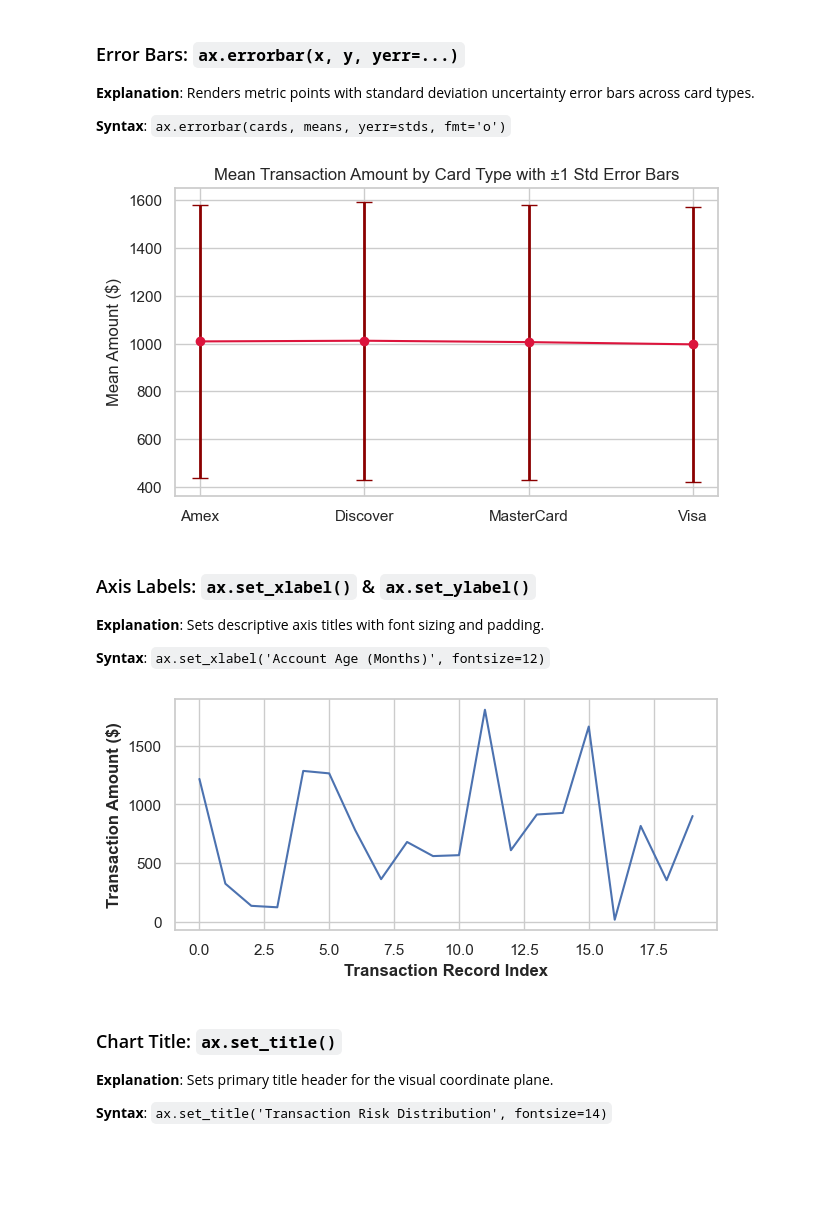
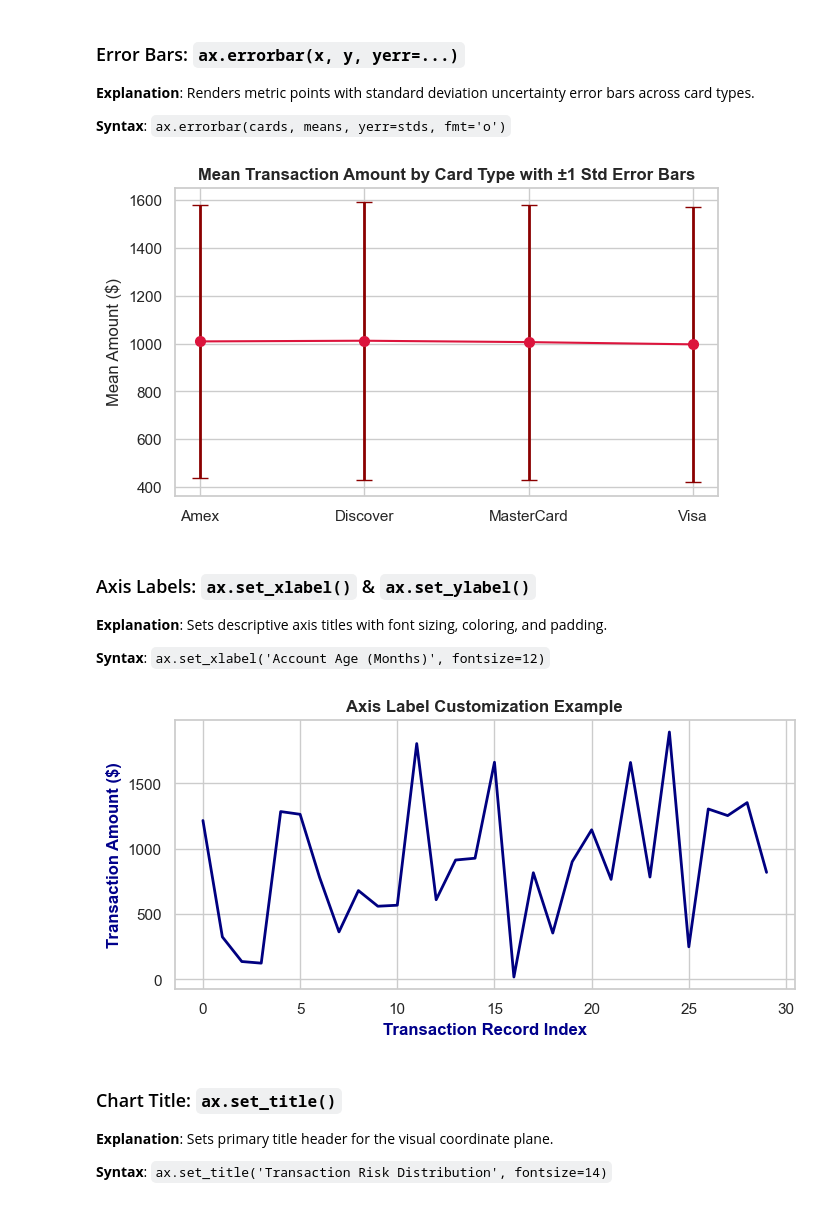
Before and after one commit to iankurbhatt/investigate-pandas, a Jupyter notebook: investigate_data_visualization/matplotlib_foundations_architecture.ipynb, the cells around one changed output. Cells and saved outputs as stored; diff of their text form; code cells hidden in the pictures; blank space fills up the shorter version.

```diff
--- a/investigate_data_visualization/matplotlib_foundations_architecture.ipynb
+++ b/investigate_data_visualization/matplotlib_foundations_architecture.ipynb
@@ -139,25 +146,26 @@ plt.show()
 # %%
 card_stats = df.groupby('card_type')['transaction_amount'].agg(['mean', 'std'])
 fig, ax = plt.subplots(figsize=(7, 4))
-ax.errorbar(card_stats.index, card_stats['mean'], yerr=card_stats['std'], fmt='o-', capsize=6, color='crimson', ecolor='darkred', elinewidth=2)
-ax.set_title('Mean Transaction Amount by Card Type with ±1 Std Error Bars')
+ax.errorbar(card_stats.index, card_stats['mean'], yerr=card_stats['std'], fmt='o-', capsize=6, color='crimson', ecolor='darkred', elinewidth=2, markersize=7)
+ax.set_title('Mean Transaction Amount by Card Type with ±1 Std Error Bars', fontsize=12, fontweight='bold')
 ax.set_ylabel('Mean Amount ($)')
 plt.show()
 # %% [output]
-[figure, old version]
+[figure, new version]
 # %% [markdown]
 ### Axis Labels: `ax.set_xlabel()` & `ax.set_ylabel()`
-**Explanation**: Sets descriptive axis titles with font sizing and padding.
+**Explanation**: Sets descriptive axis titles with font sizing, coloring, and padding.
 
 **Syntax**: `ax.set_xlabel('Account Age (Months)', fontsize=12)`
 # %%
-fig, ax = plt.subplots(figsize=(7, 3))
-ax.plot(df['transaction_amount'].head(20))
-ax.set_xlabel('Transaction Record Index', fontsize=12, fontweight='bold')
-ax.set_ylabel('Transaction Amount ($)', fontsize=12, fontweight='bold')
+fig, ax = plt.subplots(figsize=(8, 3.5))
+ax.plot(df['transaction_amount'].head(30), color='navy', lw=2)
+ax.set_xlabel('Transaction Record Index', fontsize=12, fontweight='bold', color='darkblue')
+ax.set_ylabel('Transaction Amount ($)', fontsize=12, fontweight='bold', color='darkblue')
+ax.set_title('Axis Label Customization Example', fontsize=12, fontweight='bold')
 plt.show()
 # %% [output]
-[figure, old version]
+[figure, new version]
 # %% [markdown]
 ### Chart Title: `ax.set_title()`
 **Explanation**: Sets primary title header for the visual coordinate plane.
```
Also changed, not shown: parts of 14 cells of this notebook, 4 other files.
